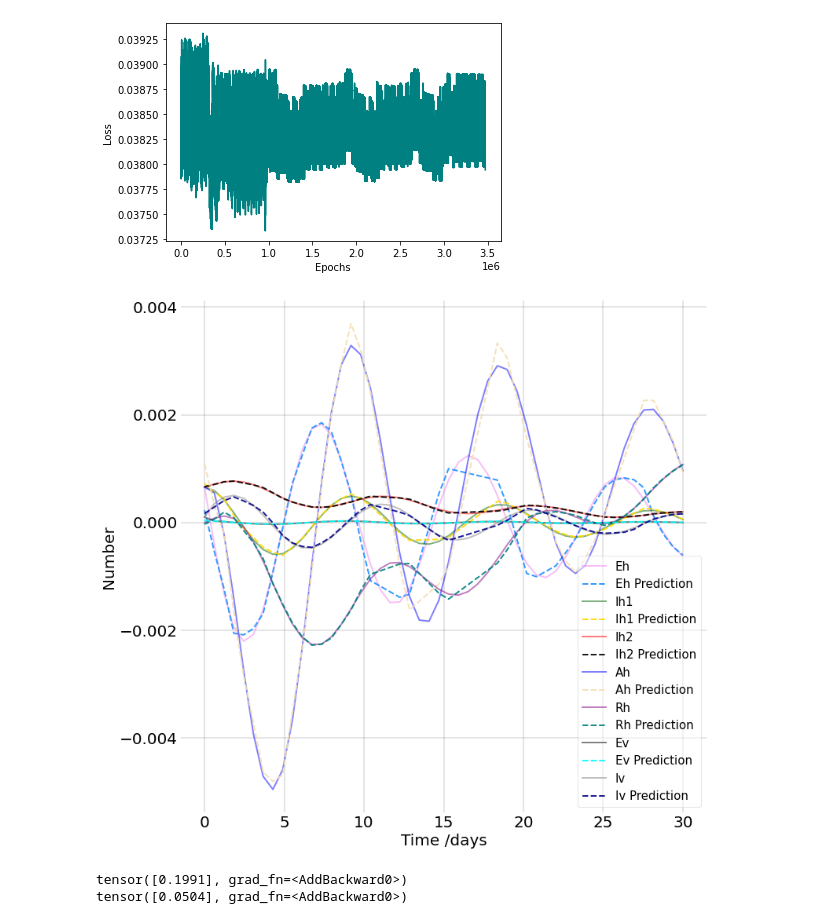
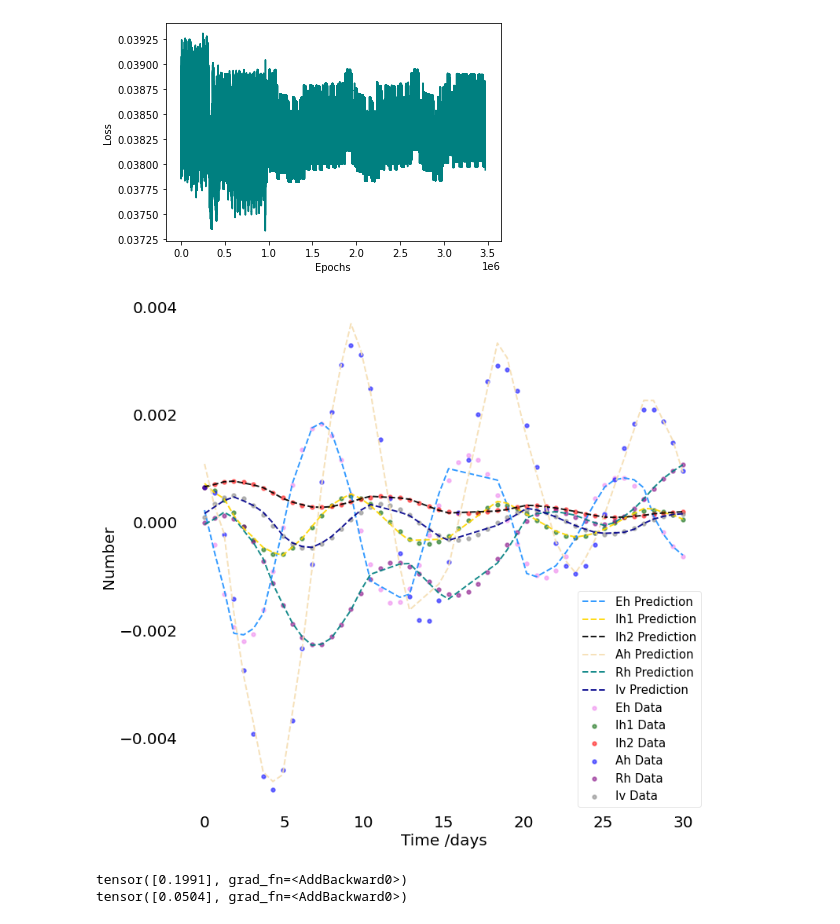
Before and after one commit to Shaier/DINN, a Jupyter notebook: Diseases/zika/zika.ipynb, the cells around one changed output. Cells and saved outputs as stored; diff of their text form; code cells hidden in the pictures.

Commit message:
added new images, updated some experiments

```diff
--- a/Diseases/zika/zika.ipynb
+++ b/Diseases/zika/zika.ipynb
@@ -424,50 +424,50 @@ fig = plt.figure(figsize=(12,12))
 ax = fig.add_subplot(111, facecolor='#dddddd', axisbelow=True)
 ax.set_facecolor('xkcd:white')
 
-# ax.plot(zika_data[0], zika_data[1], 'pink', alpha=0.5, lw=2, label='Sh')
+# ax.scatter(zika_data[0], zika_data[1], color =  'pink', alpha=0.5, lw=2, label='Sh Data',s=20)
 # ax.plot(zika_data[0], Sh_pred_list[0].detach().numpy(), 'navy', alpha=0.9, lw=2, label='Sh Prediction', linestyle='dashed')
 
-ax.plot(zika_data[0], zika_data[2], 'violet', alpha=0.5, lw=2, label='Eh')
+ax.scatter(zika_data[0], zika_data[2], color =  'violet', alpha=0.5, lw=2, label='Eh Data',s=20)
 ax.plot(zika_data[0], Eh_pred_list[0].detach().numpy(), 'dodgerblue', alpha=0.9, lw=2, label='Eh Prediction', linestyle='dashed')
 
-ax.plot(zika_data[0], zika_data[3], 'darkgreen', alpha=0.5, lw=2, label='Ih1')
+ax.scatter(zika_data[0], zika_data[3], color =  'darkgreen', alpha=0.5, lw=2, label='Ih1 Data',s=20)
 ax.plot(zika_data[0], Ih1_pred_list[0].detach().numpy(), 'gold', alpha=0.9, lw=2, label='Ih1 Prediction', linestyle='dashed')
 
-ax.plot(zika_data[0], zika_data[4], 'red', alpha=0.5, lw=2, label='Ih2')
+ax.scatter(zika_data[0], zika_data[4], color =  'red', alpha=0.5, lw=2, label='Ih2 Data',s=20)
 ax.plot(zika_data[0], Ih2_pred_list[0].detach().numpy(), 'black', alpha=0.9, lw=2, label='Ih2 Prediction', linestyle='dashed')
 
-ax.plot(zika_data[0], zika_data[5], 'blue', alpha=0.5, lw=2, label='Ah')
+ax.scatter(zika_data[0], zika_data[5], color =  'blue', alpha=0.5, lw=2, label='Ah Data',s=20)
 ax.plot(zika_data[0], Ah_pred_list[0].detach().numpy(), 'wheat', alpha=0.9, lw=2, label='Ah Prediction', linestyle='dashed')
 
-ax.plot(zika_data[0], zika_data[6], 'purple', alpha=0.5, lw=2, label='Rh')
+ax.scatter(zika_data[0], zika_data[6], color =  'purple', alpha=0.5, lw=2, label='Rh Data',s=20)
 ax.plot(zika_data[0], Rh_pred_list[0].detach().numpy(), 'teal', alpha=0.9, lw=2, label='Rh Prediction', linestyle='dashed')
 
-# ax.plot(zika_data[0], zika_data[7], 'yellow', alpha=0.5, lw=2, label='Sv')
+# ax.scatter(zika_data[0], zika_data[7], color =  'yellow', alpha=0.5, lw=2, label='Sv Data',s=20)
 # ax.plot(zika_data[0], Sv_pred_list[0].detach().numpy(), 'slategrey', alpha=0.9, lw=2, label='Sv Prediction', linestyle='dashed')
 
-ax.plot(zika_data[0], zika_data[8], 'black', alpha=0.5, lw=2, label='Ev')
-ax.plot(zika_data[0], Ev_pred_list[0].detach().numpy(), 'aqua', alpha=0.9, lw=2, label='Ev Prediction', linestyle='dashed')
+# ax.scatter(zika_data[0], zika_data[8], color =  'black', alpha=0.5, lw=2, label='Ev Data',s=20)
+# ax.plot(zika_data[0], Ev_pred_list[0].detach().numpy(), 'aqua', alpha=0.9, lw=2, label='Ev Prediction', linestyle='dashed')
 
-ax.plot(zika_data[0], zika_data[9], 'grey', alpha=0.5, lw=2, label='Iv')
+ax.scatter(zika_data[0], zika_data[9], color =  'grey', alpha=0.5, lw=2, label='Iv Data',s=20)
 ax.plot(zika_data[0], Iv_pred_list[0].detach().numpy(), 'darkblue', alpha=0.9, lw=2, label='Iv Prediction', linestyle='dashed')
 
 
 ax.set_xlabel('Time /days',size = 20)
 ax.set_ylabel('Number',size = 20)
 #ax.set_ylim([-1,50])
 ax.yaxis.set_tick_params(length=0)
 ax.xaxis.set_tick_params(length=0)
 plt.xticks(size = 20)
 plt.yticks(size = 20)
-ax.grid(b=True, which='major', c='black', lw=0.2, ls='-')
+# ax.grid(b=True, which='major', c='black', lw=0.2, ls='-')
 legend = ax.legend(prop={'size':15})
 legend.get_frame().set_alpha(0.5)
 for spine in ('top', 'right', 'bottom', 'left'):
     ax.spines[spine].set_visible(False)
 plt.savefig('zika.pdf')
 plt.show()
 # %% [output]
-[figure, old version]
+[figure, new version]
 # %%
 #vaccination!
 
```
Also changed, not shown: parts of 2 cells of this notebook, 23 other files.
